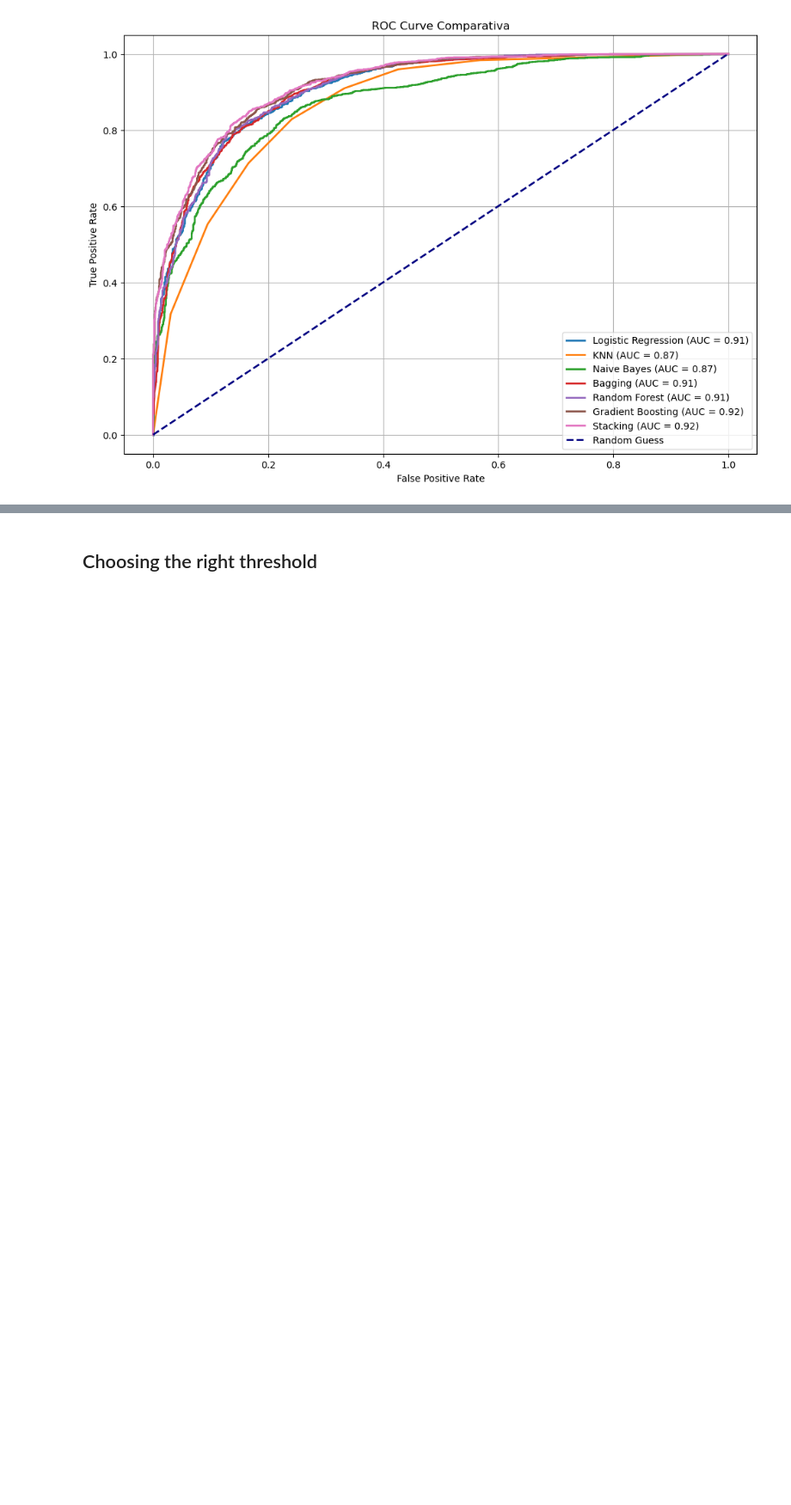
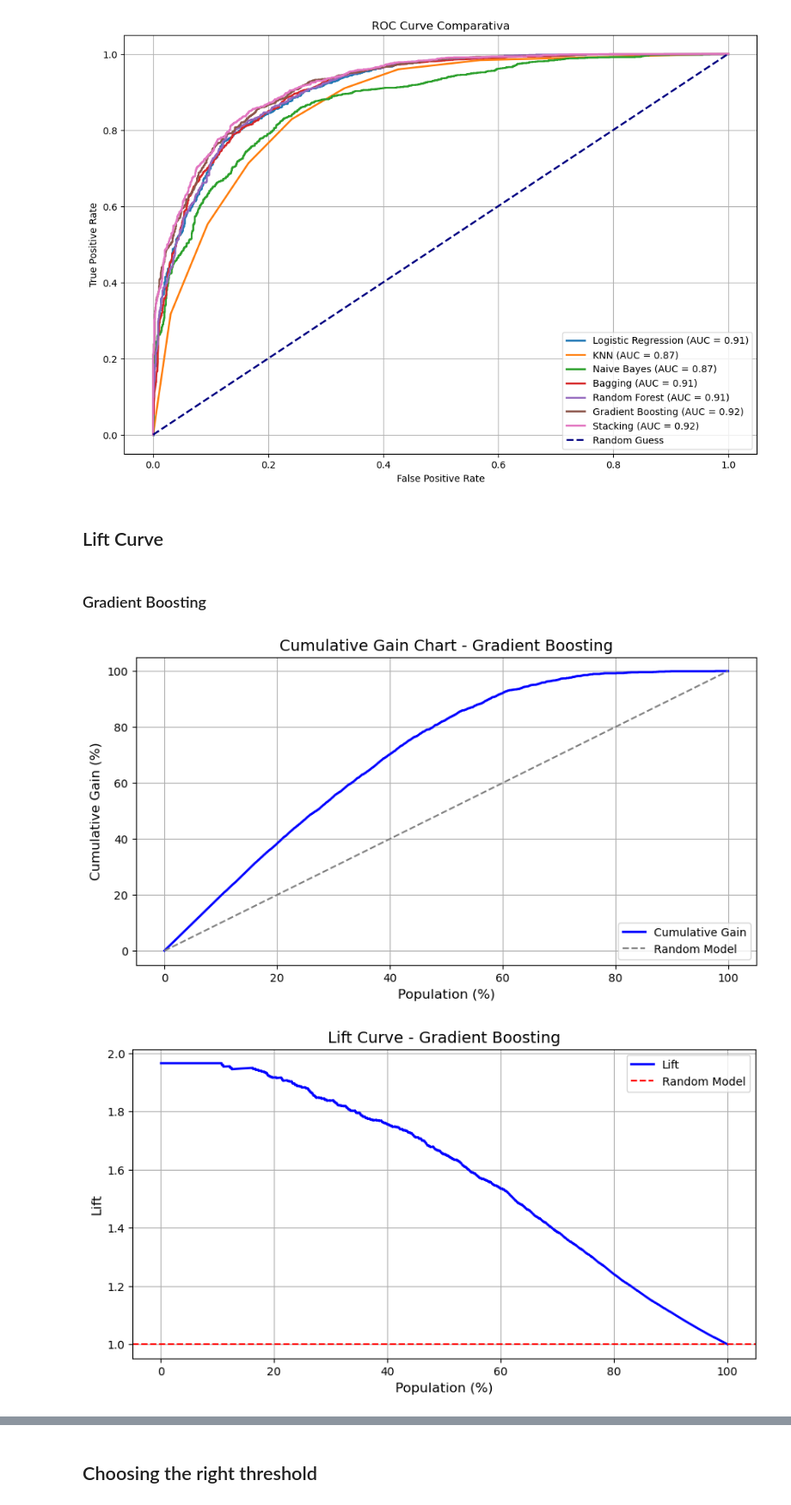
Before and after one commit to keitaVigano/income_classification, a Jupyter notebook: notebook/modeling_undersampling.ipynb, the cells around one changed output, grey strips where cells are left out. Shown at 86% size. Cells and saved outputs as stored; diff of their text form; code cells hidden in the pictures; blank space fills up the shorter version.

```diff
--- a/notebook/modeling_undersampling.ipynb
+++ b/notebook/modeling_undersampling.ipynb
@@ -648,3 +653,49 @@ def plot_roc_curve(y_true, y_probs, model_names):
 plot_roc_curve(test_labels, y_probs, model_names)
 # %% [output]
 [figure]
+# %% [markdown]
+## Lift Curve
+# %%
+def plot_cumulative_gain_and_lift(y_true, y_scores, model_name="Model"):
+
+    data = pd.DataFrame({'true': y_true, 'score': y_scores})
+    data['true'] = pd.to_numeric(data['true'], errors='coerce').astype(int)
+    data = data.sort_values(by='score', ascending=False)
+
+    # Cumulative Gain
+    data['cumulative_positives'] = data['true'].cumsum()
+    data['cumulative_gain'] = data['cumulative_positives'] / data['true'].sum() * 100
+    data['population'] = np.arange(1, len(data) + 1) / len(data) * 100
+
+    # Plot Cumulative Gain
+    plt.figure(figsize=(10, 5))
+    plt.plot(data['population'], data['cumulative_gain'], label='Cumulative Gain', color='blue', linewidth=2)
+    plt.plot([0, 100], [0, 100], linestyle='--', color='gray', label='Random Model')
+    plt.title(f'Cumulative Gain Chart - {model_name}', fontsize=14)
+    plt.xlabel('Population (%)', fontsize=12)
+    plt.ylabel('Cumulative Gain (%)', fontsize=12)
+    plt.legend(loc='lower right')
+    plt.grid(True)
+    plt.show()
+
+    # Lift Curve
+    data['lift'] = data['cumulative_gain'] / data['population']
+
+    # Plot Lift Curve
+    plt.figure(figsize=(10, 5))
+    plt.plot(data['population'], data['lift'], label='Lift', color='blue', linewidth=2)
+    plt.axhline(1, color='red', linestyle='--', label='Random Model')  # Baseline random
+    plt.title(f'Lift Curve - {model_name}', fontsize=14)
+    plt.xlabel('Population (%)', fontsize=12)
+    plt.ylabel('Lift', fontsize=12)
+    plt.legend(loc='upper right')
+    plt.grid(True)
+    plt.show()
+# %% [markdown]
+### Gradient Boosting
+# %%
+y_scores_gb = grid_search_gb.predict_proba(test_features)[:, 1]
+plot_cumulative_gain_and_lift(test_labels, y_scores_gb, model_name="Gradient Boosting")
+# %% [output]
+[figure, added]
+[figure, added]
```
Also changed, not shown: parts of 12 cells of this notebook, 2 other files.
